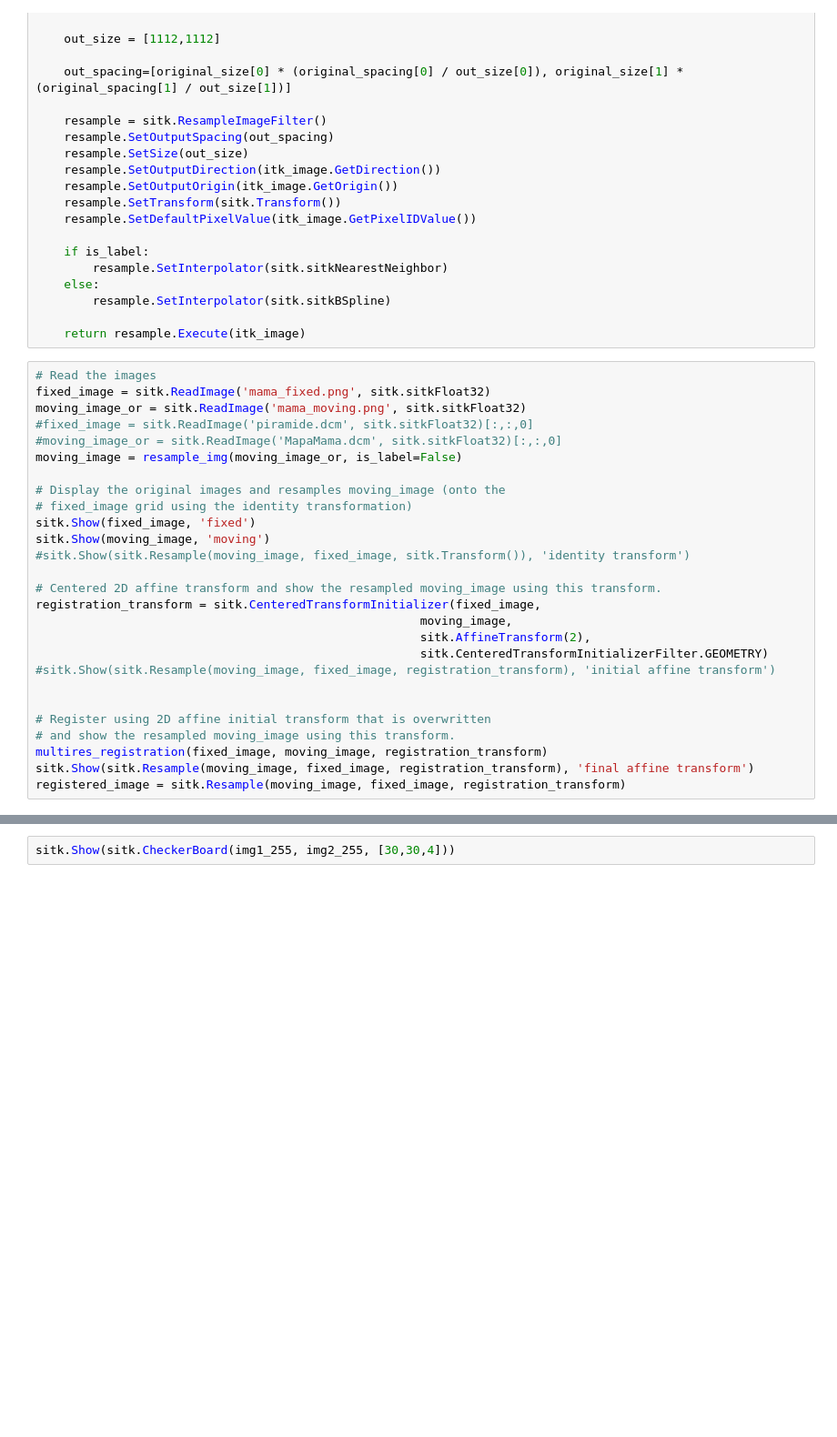
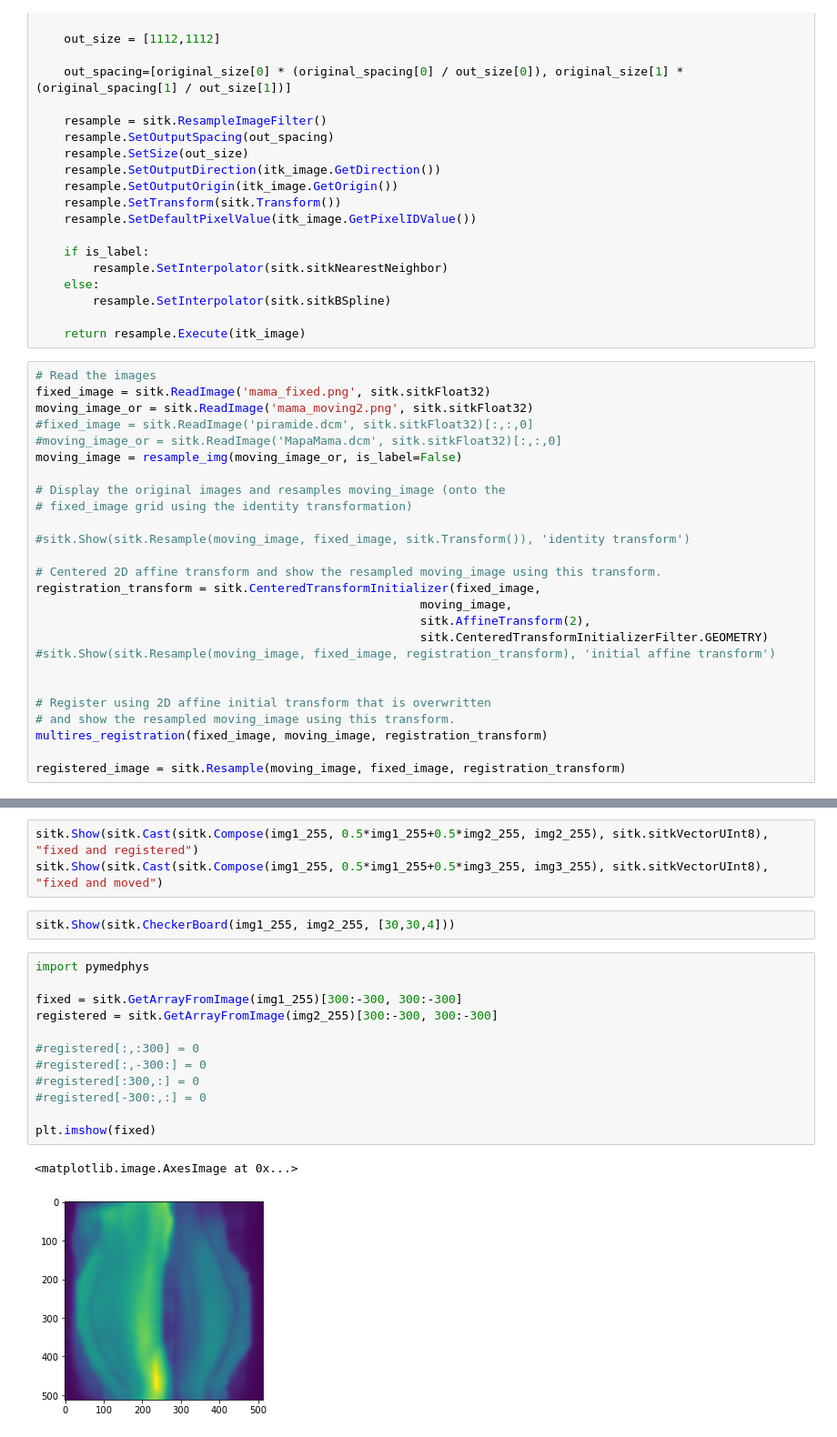
Before and after one commit to Spoksonat/Registration, a Jupyter notebook: affine3.ipynb, the cells around one changed output, grey strips where cells are left out. Shown at 91% size. Drawn from its saved outputs; the diff is of its cells as text; blank space fills up the shorter version.

```diff
--- a/affine3.ipynb
+++ b/affine3.ipynb
@@ -51,15 +51,14 @@ def resample_img(itk_image, is_label=False):
 # %%
 # Read the images
 fixed_image = sitk.ReadImage('mama_fixed.png', sitk.sitkFloat32)
-moving_image_or = sitk.ReadImage('mama_moving.png', sitk.sitkFloat32)
+moving_image_or = sitk.ReadImage('mama_moving2.png', sitk.sitkFloat32)
 #fixed_image = sitk.ReadImage('piramide.dcm', sitk.sitkFloat32)[:,:,0]
 #moving_image_or = sitk.ReadImage('MapaMama.dcm', sitk.sitkFloat32)[:,:,0]
 moving_image = resample_img(moving_image_or, is_label=False)
 
 # Display the original images and resamples moving_image (onto the
 # fixed_image grid using the identity transformation)
-sitk.Show(fixed_image, 'fixed')
-sitk.Show(moving_image, 'moving')
+
 #sitk.Show(sitk.Resample(moving_image, fixed_image, sitk.Transform()), 'identity transform')
 
 # Centered 2D affine transform and show the resampled moving_image using this transform.
@@ -73,6 +72,6 @@ registration_transform = sitk.CenteredTransformInitializer(fixed_image,
 # Register using 2D affine initial transform that is overwritten
 # and show the resampled moving_image using this transform.
 multires_registration(fixed_image, moving_image, registration_transform)
-sitk.Show(sitk.Resample(moving_image, fixed_image, registration_transform), 'final affine transform')
+
 registered_image = sitk.Resample(moving_image, fixed_image, registration_transform)
 # %% [output]
@@ -111,5 +108,23 @@ sitk.Show(sitk.Cast(sitk.Compose(img1_255, 0.5*img1_255+0.5*img3_255, img3_255),
 
 #sitk.Show(sitk.Cast(sitk.Compose(fixed_image, 0.5*fixed_image+0.5*registered_image, registered_image), sitk.sitkVectorUInt8), "fixed and moved")
 #sitk.Show(sitk.Cast(sitk.Compose(fixed_image, 0.5*fixed_image+0.5*moving_image, moving_image), sitk.sitkVectorUInt8), "fixed and registered")
+# %%
+sitk.Show(sitk.Cast(sitk.Compose(img1_255, 0.5*img1_255+0.5*img2_255, img2_255), sitk.sitkVectorUInt8), "fixed and registered")
+sitk.Show(sitk.Cast(sitk.Compose(img1_255, 0.5*img1_255+0.5*img3_255, img3_255), sitk.sitkVectorUInt8), "fixed and moved")
 # %%
 sitk.Show(sitk.CheckerBoard(img1_255, img2_255, [30,30,4]))
+# %%
+import pymedphys
+
+fixed = sitk.GetArrayFromImage(img1_255)[300:-300, 300:-300]
+registered = sitk.GetArrayFromImage(img2_255)[300:-300, 300:-300]
+
+#registered[:,:300] = 0
+#registered[:,-300:] = 0
+#registered[:300,:] = 0
+#registered[-300:,:] = 0
+
+plt.imshow(fixed)
+# %% [output]
+<matplotlib.image.AxesImage at 0x...>
+[figure, added]
```
Also changed, not shown: parts of 8 cells of this notebook, 9 other files.
